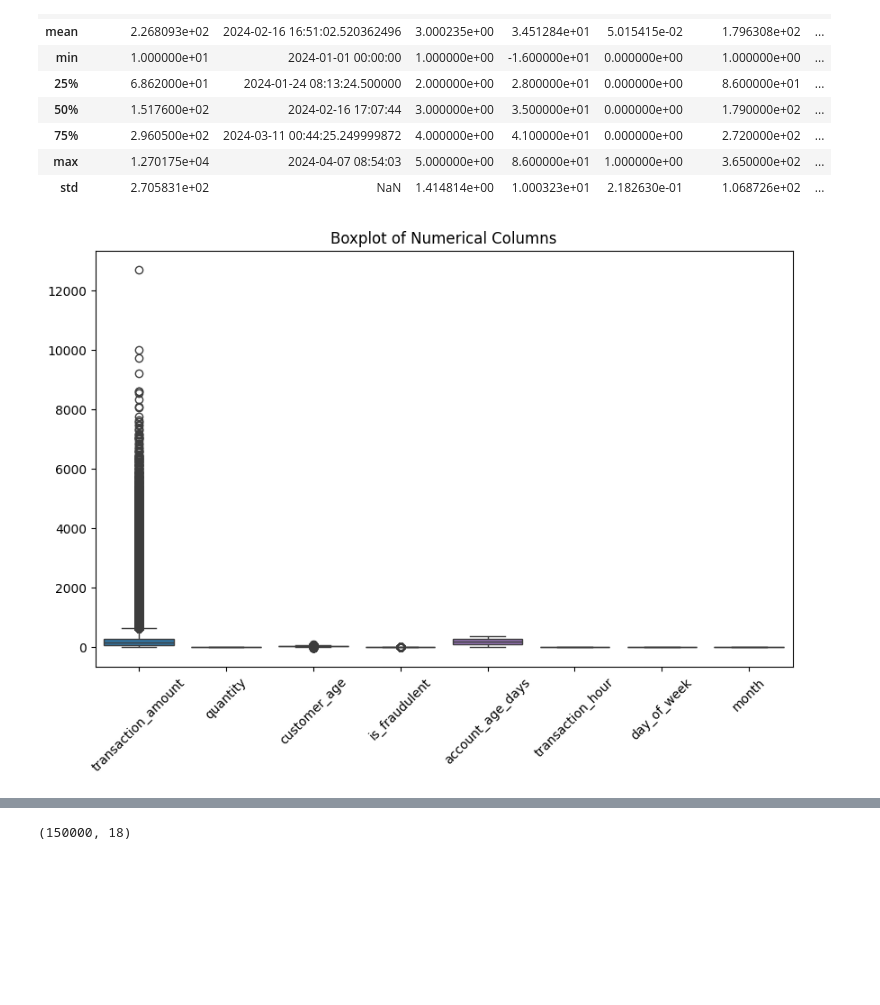
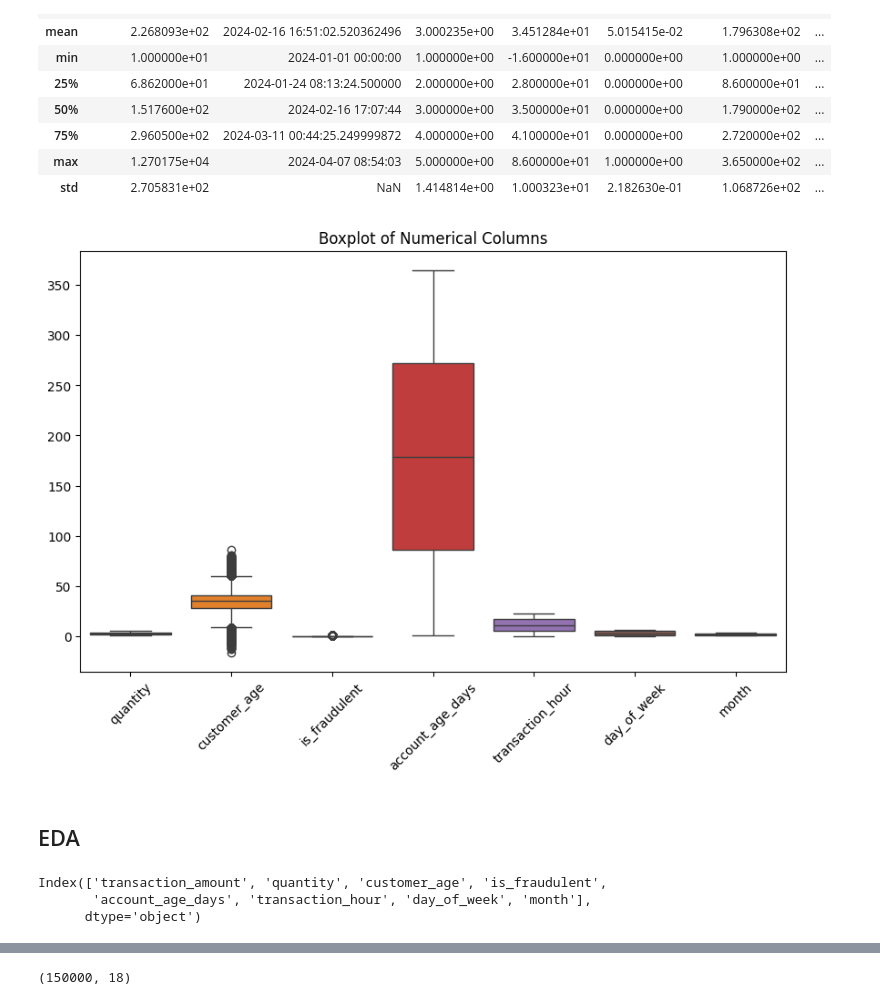
Before and after one commit to adamnowicki/fraud_detection, a Jupyter notebook: main_nb.ipynb, the cells around one changed output, grey strips where cells are left out. Drawn from its saved outputs; the diff is of its cells as text; code cells hidden in the pictures; blank space fills up the shorter version.

```diff
--- a/main_nb.ipynb
+++ b/main_nb.ipynb
@@ -45,8 +54,8 @@ df2 = pd.read_csv(df_2_url)
 #_______________________________________________________________________#
 # %%
 #### import csv from LOCAL ####
-# df1 = pd.read_csv('Fraudulent_E-Commerce_Transaction_Data.csv')
-# df2 = pd.read_csv('Fraudulent_E-Commerce_Transaction_Data_2.csv')
+df1 = pd.read_csv('Fraudulent_E-Commerce_Transaction_Data.csv')
+df2 = pd.read_csv('Fraudulent_E-Commerce_Transaction_Data_2.csv')
 
 #combining df1 and df2 into df
 df = pd.concat([df1,df2], axis=0)
@@ -163,13 +172,15 @@ df.describe()
 | std | 2.705831e+02 | NaN | 1.414814e+00 | 1.000323e+01 | 2.182630e-01 | 1.068726e+02 | ... |
 # %%
 df_num = df.select_dtypes(include='number')
+
+df_num2=df_num.drop(columns='transaction_amount')
 # %%
 # Outliers (boxplot and histogram)
 # %%
 plt.figure(figsize=(10, 6))
-sns.boxplot(data=df_num)
+sns.boxplot(data=df_num2)
 plt.title('Boxplot of Numerical Columns')
 plt.xticks(rotation=45)
 plt.show()
 # %% [output]
-[figure, old version]
+[figure, new version]
@@ -176 +191,9 @@ plt.show()
+# %% [markdown]
+## EDA
+# %%
+df_num2.columns
+# %% [output]
+Index(['transaction_amount', 'quantity', 'customer_age', 'is_fraudulent',
+       'account_age_days', 'transaction_hour', 'day_of_week', 'month'],
+      dtype='object')
 # %%
```
Also changed, not shown: parts of 34 cells of this notebook, 1 other file.
